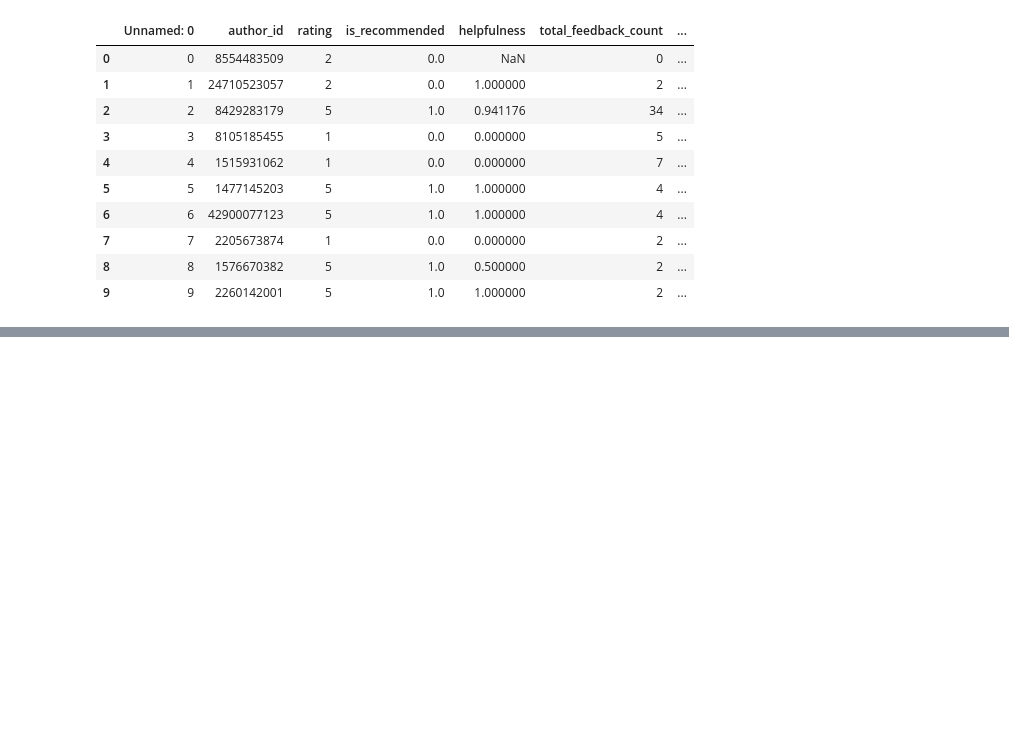
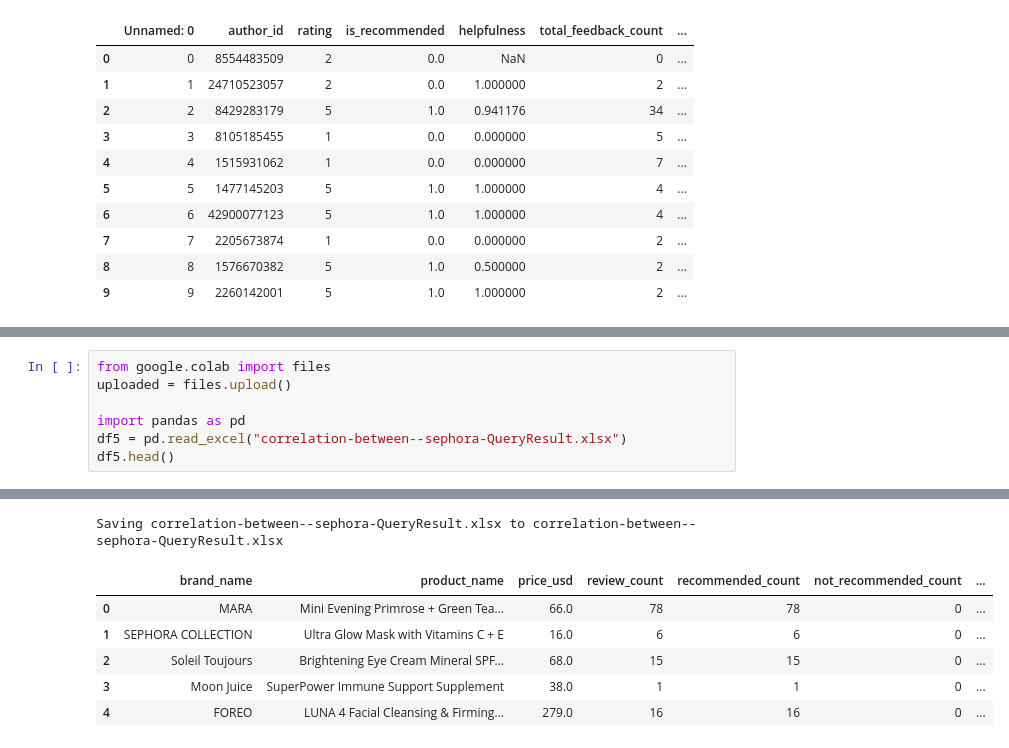
Before and after one commit to trwgltuhchang/Projects, a Jupyter notebook: Sephora.ipynb, the cells around one changed output, grey strips where cells are left out. Drawn from its saved outputs; the diff is of its cells as text; blank space fills up the shorter version.

```diff
--- a/Sephora.ipynb
+++ b/Sephora.ipynb
@@ -222,0 +240,8 @@ memory usage: 24.5+ MB
+# %%
+from google.colab import files
+uploaded = files.upload()
+
+import pandas as pd
+df5 = pd.read_excel("correlation-between--sephora-QueryResult.xlsx")
+df5.head()
+# %% [output]
@@ -222,0 +249,7 @@ memory usage: 24.5+ MB
+Saving correlation-between--sephora-QueryResult.xlsx to correlation-between--sephora-QueryResult.xlsx
+|  | brand_name | product_name | price_usd | review_count | recommended_count | not_recommended_count | ... |
+| 0 | MARA | Mini Evening Primrose + Green Tea... | 66.0 | 78 | 78 | 0 | ... |
+| 1 | SEPHORA COLLECTION | Ultra Glow Mask with Vitamins C + E | 16.0 | 6 | 6 | 0 | ... |
+| 2 | Soleil Toujours | Brightening Eye Cream Mineral SPF... | 68.0 | 15 | 15 | 0 | ... |
+| 3 | Moon Juice | SuperPower Immune Support Supplement | 38.0 | 1 | 1 | 0 | ... |
+| 4 | FOREO | LUNA 4 Facial Cleansing & Firming... | 279.0 | 16 | 16 | 0 | ... |
```
Also changed, not shown: parts of 5 cells of this notebook.
